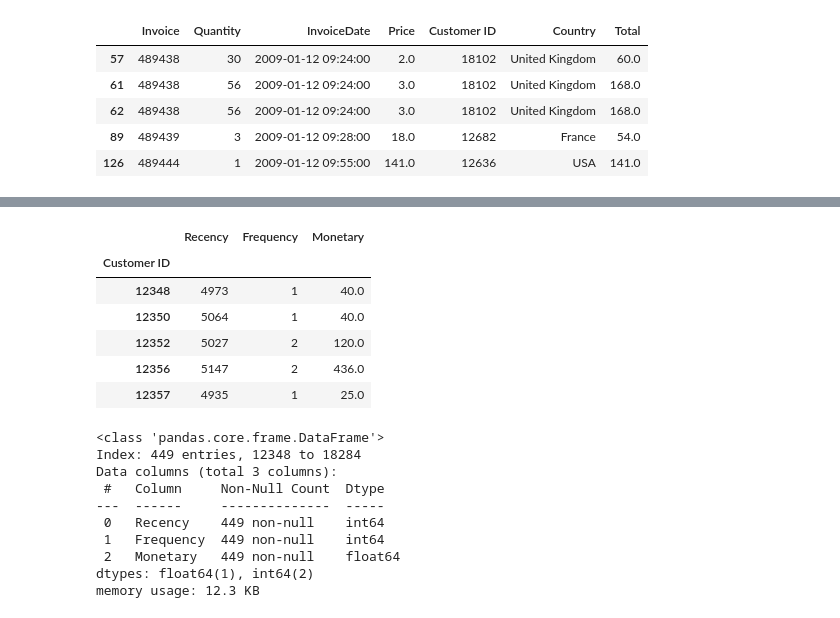
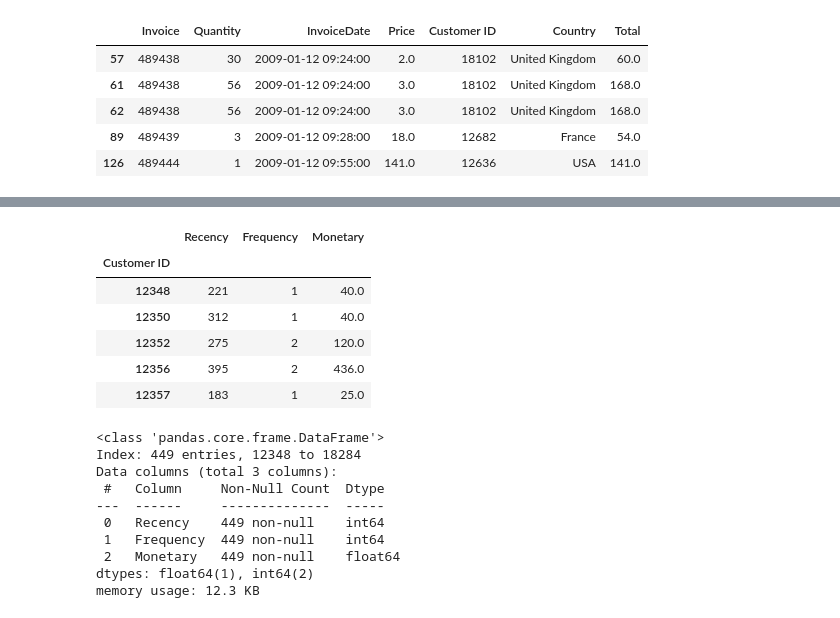
Before and after one commit to Maramallah/RFMAnalysis, a Jupyter notebook: ProjectAutoMobile.ipynb, the cells around one changed output, grey strips where cells are left out. Saved outputs shown, nothing was run; the diff lists cells and outputs as text; code cells hidden in the pictures.

```diff
--- a/ProjectAutoMobile.ipynb
+++ b/ProjectAutoMobile.ipynb
@@ -162,22 +151,28 @@ rfm.head()
 # %%
+#calaculte REM
 from datetime import datetime
-present = datetime.now()
+#This Online Retail II data set contains all the transactions occurring for a UK-based and registered,
+#  non-store online retail between 01/12/2009 and 09/12/2011.
+#so using the present date won`t be that mush efficient so i usenf the max date in the data +1
+snapshot_date = data['InvoiceDate'].max() + pd.DateOffset(days=1)
+# present = datetime.now()
 rfm= data.groupby('Customer ID').agg({
-    'InvoiceDate' : lambda date : (present- date.max()).days,
+    'InvoiceDate' : lambda date : (snapshot_date- date.max()).days,
     'Invoice' : lambda num : len(num),
-    'Total' : lambda price : price.sum()}).rename(columns={'InvoiceDate': 'Recency',
+    'Total' : lambda price : price.sum()}
+    ).rename(columns={'InvoiceDate': 'Recency',
                    'Invoice': 'Frequency',
                    'Total':"Monetary"
                    })
 rfm.head()
 # %% [output]
 |  | Recency | Frequency | Monetary |
 | Customer ID |  |  |  |
-| 12348 | 4973 | 1 | 40.0 |
-| 12350 | 5064 | 1 | 40.0 |
-| 12352 | 5027 | 2 | 120.0 |
-| 12356 | 5147 | 2 | 436.0 |
-| 12357 | 4935 | 1 | 25.0 |
+| 12348 | 221 | 1 | 40.0 |
+| 12350 | 312 | 1 | 40.0 |
+| 12352 | 275 | 2 | 120.0 |
+| 12356 | 395 | 2 | 436.0 |
+| 12357 | 183 | 1 | 25.0 |
 # %%
 rfm.info()
 # %% [output]
```
Also changed, not shown: parts of 21 cells of this notebook.
